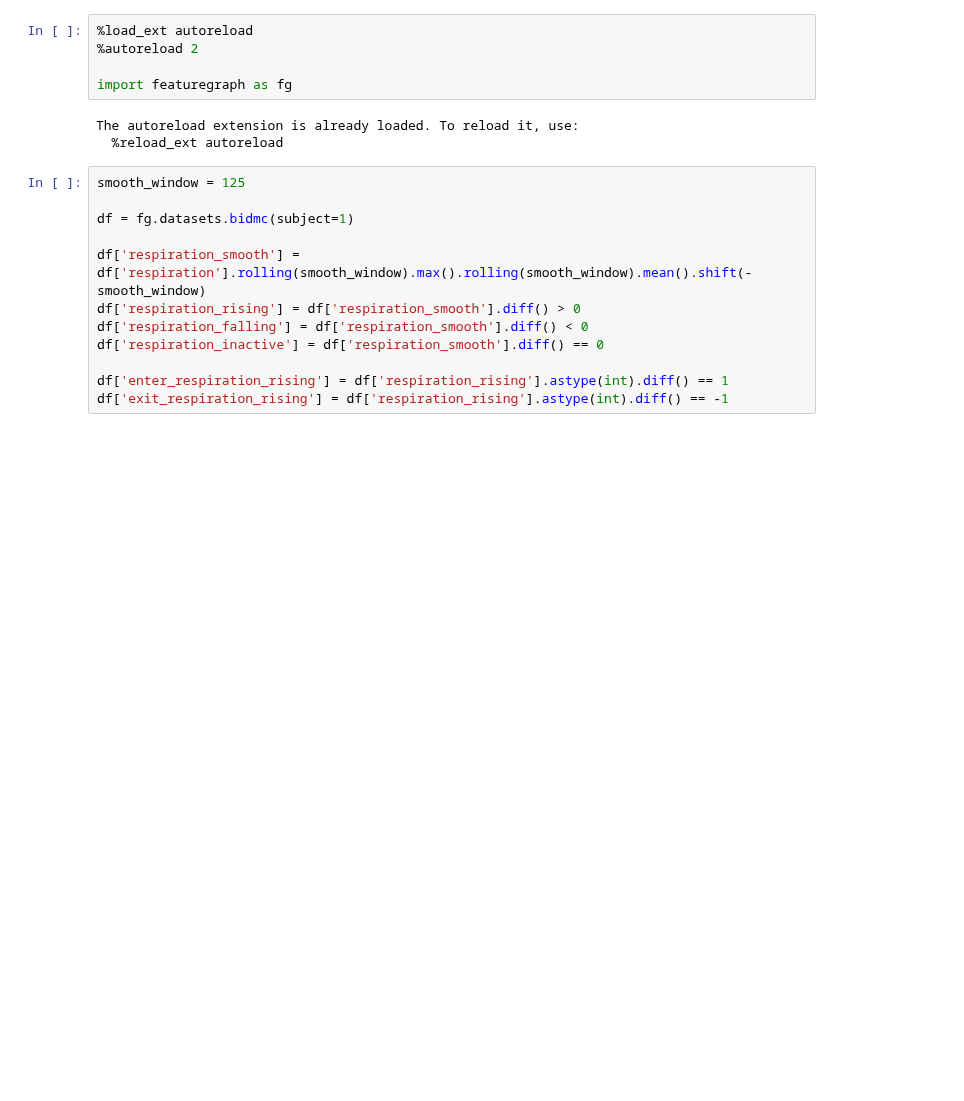
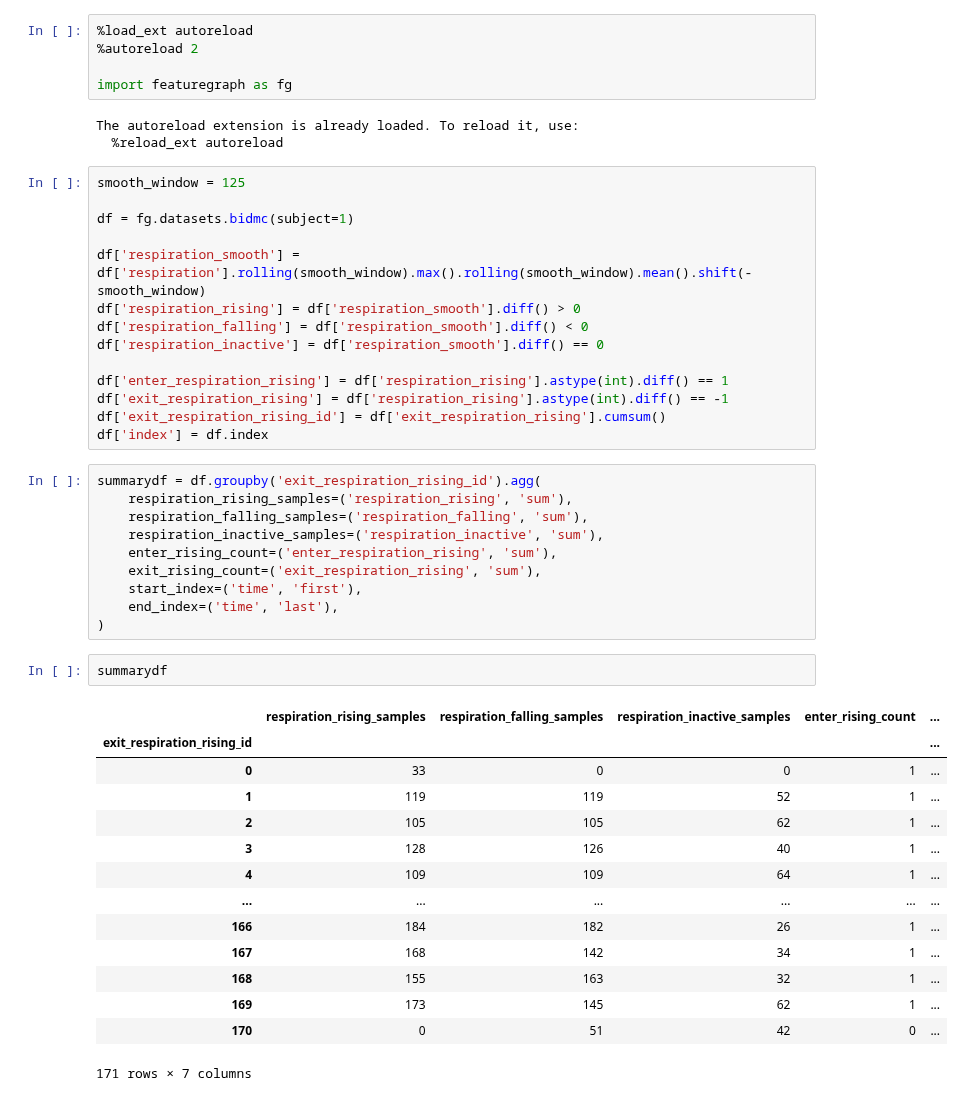
Before and after one commit to featuregraph/featuregraph, a Jupyter notebook: notebooks/transition_wave.ipynb, the cells around one changed output. Drawn from its saved outputs; the diff is of its cells as text; blank space fills up the shorter version.

```diff
--- a/notebooks/transition_wave.ipynb
+++ b/notebooks/transition_wave.ipynb
@@ -18,6 +18,35 @@ df['respiration_inactive'] = df['respiration_smooth'].diff() == 0
 
 df['enter_respiration_rising'] = df['respiration_rising'].astype(int).diff() == 1
 df['exit_respiration_rising'] = df['respiration_rising'].astype(int).diff() == -1
+df['exit_respiration_rising_id'] = df['exit_respiration_rising'].cumsum()
+df['index'] = df.index
+# %%
+summarydf = df.groupby('exit_respiration_rising_id').agg(
+    respiration_rising_samples=('respiration_rising', 'sum'),
+    respiration_falling_samples=('respiration_falling', 'sum'),
+    respiration_inactive_samples=('respiration_inactive', 'sum'),
+    enter_rising_count=('enter_respiration_rising', 'sum'),
+    exit_rising_count=('exit_respiration_rising', 'sum'),
+    start_index=('time', 'first'),
+    end_index=('time', 'last'),
+)
+# %%
+summarydf
+# %% [output]
+|  | respiration_rising_samples | respiration_falling_samples | respiration_inactive_samples | enter_rising_count | ... |
+| exit_respiration_rising_id |  |  |  |  | ... |
+| 0 | 33 | 0 | 0 | 1 | ... |
+| 1 | 119 | 119 | 52 | 1 | ... |
+| 2 | 105 | 105 | 62 | 1 | ... |
+| 3 | 128 | 126 | 40 | 1 | ... |
+| 4 | 109 | 109 | 64 | 1 | ... |
+| ... | ... | ... | ... | ... | ... |
+| 166 | 184 | 182 | 26 | 1 | ... |
+| 167 | 168 | 142 | 34 | 1 | ... |
+| 168 | 155 | 163 | 32 | 1 | ... |
+| 169 | 173 | 145 | 62 | 1 | ... |
+| 170 | 0 | 51 | 42 | 0 | ... |
+171 rows × 7 columns
 # %%
 fg.plot(df[7000:9000], [['respiration'],
                               ['respiration_smooth'],
```
Also changed, not shown: parts of 1 cell of this notebook, 1 other file.
